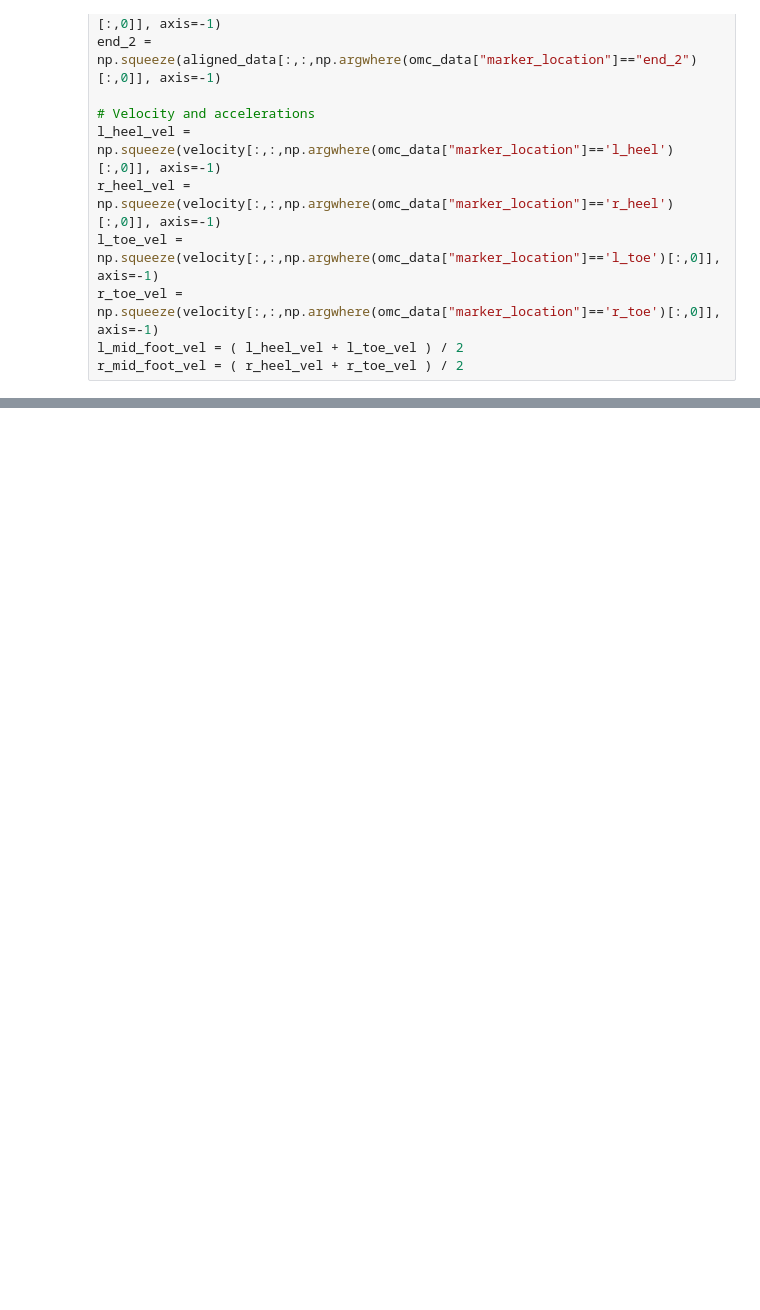
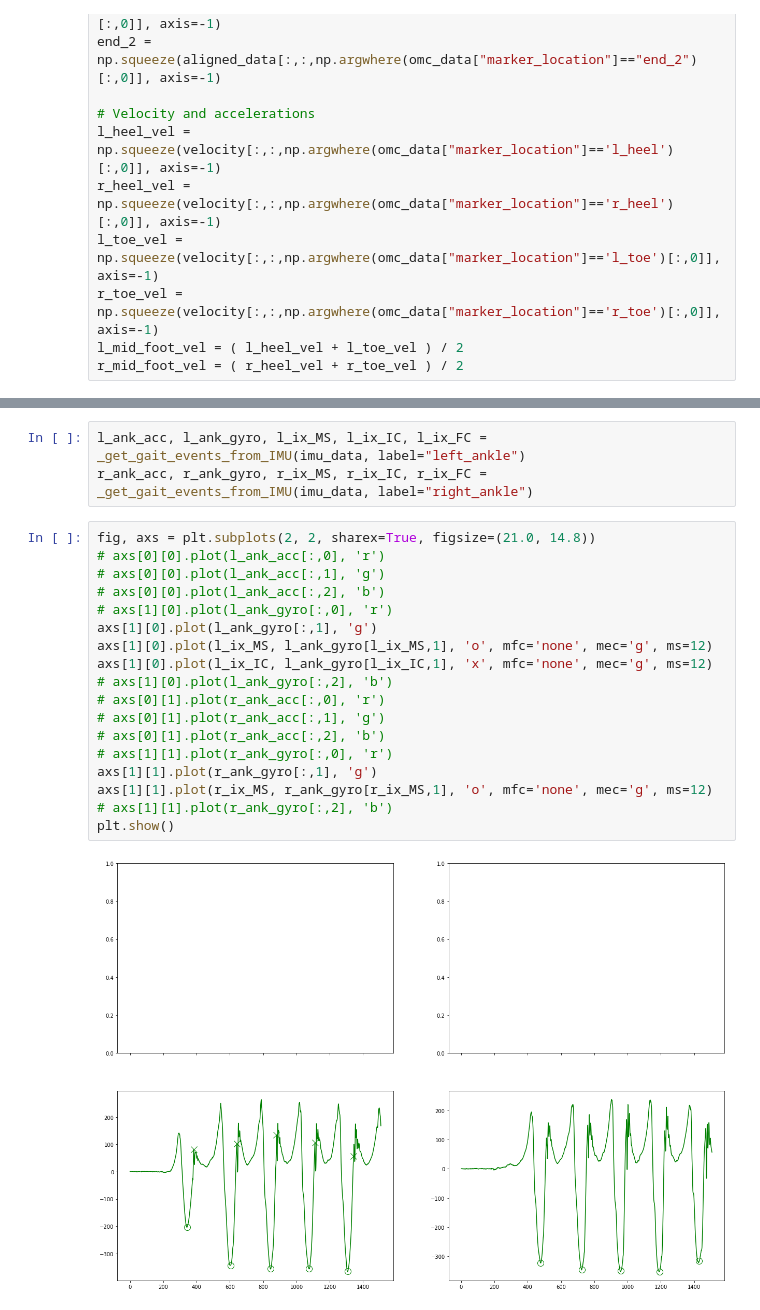
Before and after one commit to neurogeriatricskiel/pymocap, a Jupyter notebook: debug.ipynb, the cells around one changed output, grey strips where cells are left out. Drawn from its saved outputs; the diff is of its cells as text; blank space fills up the shorter version.

```diff
--- a/debug.ipynb
+++ b/debug.ipynb
@@ -155,0 +180,23 @@ array([0.05130848, 0.08079495, 0.0610882 , 0.05128134, 0.06308651,
+# %%
+l_ank_acc, l_ank_gyro, l_ix_MS, l_ix_IC, l_ix_FC = _get_gait_events_from_IMU(imu_data, label="left_ankle")
+r_ank_acc, r_ank_gyro, r_ix_MS, r_ix_IC, r_ix_FC = _get_gait_events_from_IMU(imu_data, label="right_ankle")
+# %%
+fig, axs = plt.subplots(2, 2, sharex=True, figsize=(21.0, 14.8))
+# axs[0][0].plot(l_ank_acc[:,0], 'r')
+# axs[0][0].plot(l_ank_acc[:,1], 'g')
+# axs[0][0].plot(l_ank_acc[:,2], 'b')
+# axs[1][0].plot(l_ank_gyro[:,0], 'r')
+axs[1][0].plot(l_ank_gyro[:,1], 'g')
+axs[1][0].plot(l_ix_MS, l_ank_gyro[l_ix_MS,1], 'o', mfc='none', mec='g', ms=12)
+axs[1][0].plot(l_ix_IC, l_ank_gyro[l_ix_IC,1], 'x', mfc='none', mec='g', ms=12)
+# axs[1][0].plot(l_ank_gyro[:,2], 'b')
+# axs[0][1].plot(r_ank_acc[:,0], 'r')
+# axs[0][1].plot(r_ank_acc[:,1], 'g')
+# axs[0][1].plot(r_ank_acc[:,2], 'b')
+# axs[1][1].plot(r_ank_gyro[:,0], 'r')
+axs[1][1].plot(r_ank_gyro[:,1], 'g')
+axs[1][1].plot(r_ix_MS, r_ank_gyro[r_ix_MS,1], 'o', mfc='none', mec='g', ms=12)
+# axs[1][1].plot(r_ank_gyro[:,2], 'b')
+plt.show()
+# %% [output]
+[figure, added]
```
Also changed, not shown: parts of 13 cells of this notebook, 2 other files.
